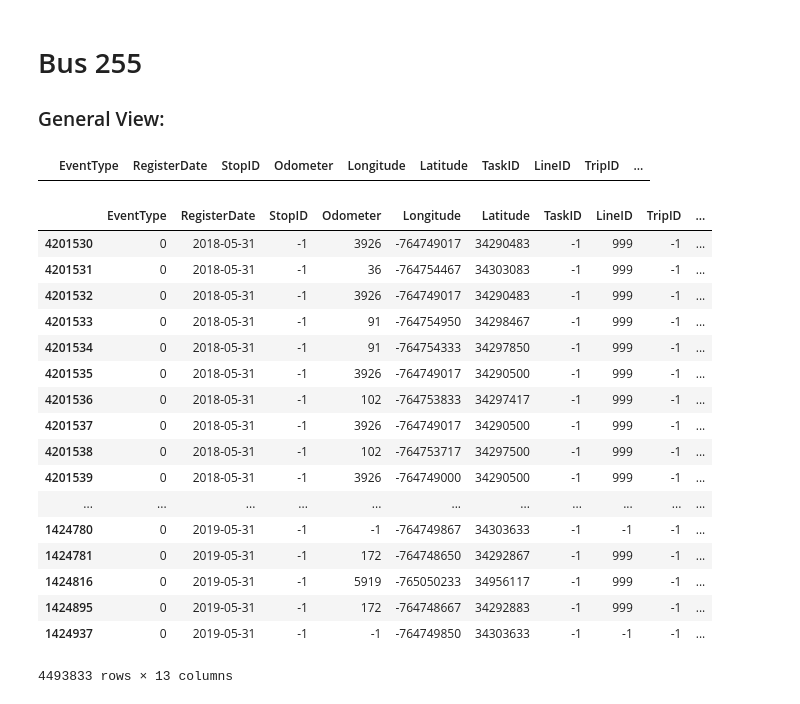
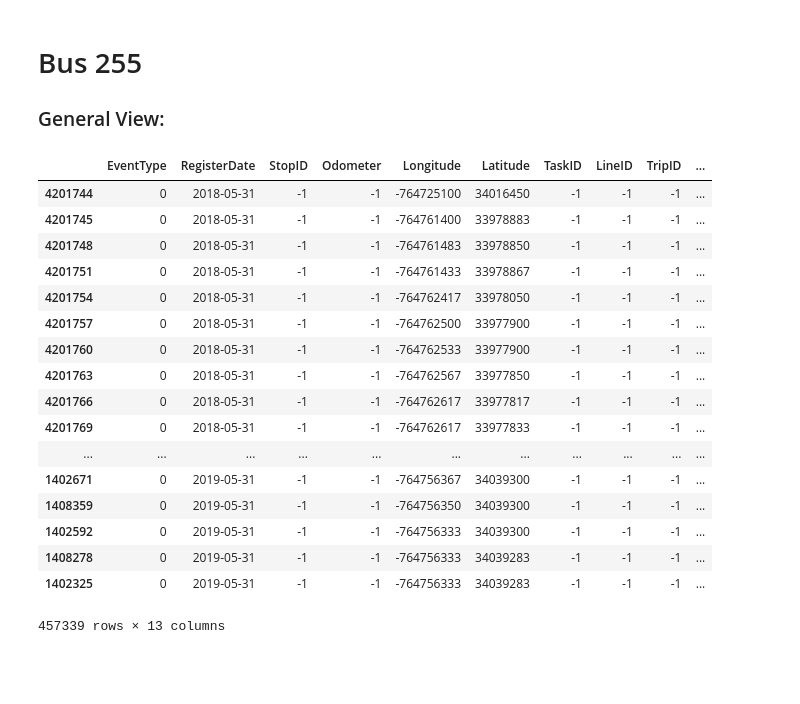
Before and after one commit to manuelq12/PDG-AVIOM-BUS_DIGITAL_TWIN, a Jupyter notebook: Analisis_Exploratorio/Python/AnalisisExploratorio.ipynb, the cells around one changed output. Drawn from its saved outputs; the diff is of its cells as text; code cells hidden in the pictures; blank space fills up the shorter version.

Commit message:
Odometer Sum

```diff
--- a/Analisis_Exploratorio/Python/AnalisisExploratorio.ipynb
+++ b/Analisis_Exploratorio/Python/AnalisisExploratorio.ipynb
@@ -1103,6 +1103,5 @@ Se tomaron los buses:
 
 Con el fin de calcular la distancia recorrida hasta encontrar una falla de aire
 # %%
-dfBusesBrute = pd.read_csv('buses.csv',',',dtype={"EventType": str, "RegisterDate": str, "StopID": str,"Odometer": str,"Longitude": str,"Latitude": str, "TaskID": str,"LineID": str,"TripID": str,"DatagramID": str,"DatagramDate": str,"DatagramTime": str,"BusID": str},names = col_Headers, na_values = missing_values)
+col_Headers = ["EventType","RegisterDate","StopID","Odometer","Longitude","Latitude", "TaskID","LineID","TripID","DatagramID","DatagramDate","DatagramTime","BusID"]
+dfBuses = pd.read_csv('buses.csv',',',dtype={"EventType": str, "RegisterDate": str, "StopID": str,"Odometer": str,"Longitude": str,"Latitude": str, "TaskID": str,"LineID": str,"TripID": str,"DatagramID": str,"DatagramDate": str,"DatagramTime": str,"BusID": str},names = col_Headers, na_values = missing_values)
-# %%
-dfBuses= dfBusesBrute.dropna()
@@ -1109,16 +1117,7 @@ dfBuses= dfBusesBrute.dropna()
 # %%
 dfBuses['DatagramDate'] = pd.to_datetime(dfBuses.DatagramDate)
 dfBuses['RegisterDate'] = pd.to_datetime(dfBuses.RegisterDate)
-dfBuses['DatagramTime'] = pd.to_datetime(dfBuses.DatagramTime,format='%H:%M:%S')
 dfBuses['EventType'] = pd.to_numeric(dfBuses.EventType, downcast ='signed')
 dfBuses['Odometer'] = pd.to_numeric(dfBuses.Odometer, downcast ='signed')
 dfBuses['Longitude'] = pd.to_numeric(dfBuses.Longitude, downcast ='signed')
 dfBuses['Latitude'] = pd.to_numeric(dfBuses.Latitude, downcast ='signed')
-# %%
-dataTimestamp = []
-for index, row in dfBuses.iterrows():
-    tempStr = str(row['DatagramDate'].date()) + " " + str(row['DatagramTime'].time())
-    dateTime =  pd.to_datetime(tempStr)
-    dataTimestamp.append(dateTime)
-seriesTimestamp = pd.Series(dataTimestamp)
-dfBuses['Timestamp'] = seriesTimestamp
@@ -1247,31 +1220,26 @@ dfBuses =dfBuses.dropna()
 ### General View:
 # %%
 dfOdo_Bus255 = dfBuses[(dfBuses['BusID'] == '255')]
-dfBuses.sort_values(by=['DatagramDate', 'DatagramTime'])
+dfOdo_Bus255 = dfOdo_Bus255.sort_values(by=['DatagramDate', 'DatagramTime'])
 dfOdo_Bus255
 # %% [output]
 |  | EventType | RegisterDate | StopID | Odometer | Longitude | Latitude | TaskID | LineID | TripID | ... |
+| 4201744 | 0 | 2018-05-31 | -1 | -1 | -764725100 | 34016450 | -1 | -1 | -1 | ... |
+| 4201745 | 0 | 2018-05-31 | -1 | -1 | -764761400 | 33978883 | -1 | -1 | -1 | ... |
+| 4201748 | 0 | 2018-05-31 | -1 | -1 | -764761483 | 33978850 | -1 | -1 | -1 | ... |
+| 4201751 | 0 | 2018-05-31 | -1 | -1 | -764761433 | 33978867 | -1 | -1 | -1 | ... |
+| 4201754 | 0 | 2018-05-31 | -1 | -1 | -764762417 | 33978050 | -1 | -1 | -1 | ... |
+| 4201757 | 0 | 2018-05-31 | -1 | -1 | -764762500 | 33977900 | -1 | -1 | -1 | ... |
+| 4201760 | 0 | 2018-05-31 | -1 | -1 | -764762533 | 33977900 | -1 | -1 | -1 | ... |
+| 4201763 | 0 | 2018-05-31 | -1 | -1 | -764762567 | 33977850 | -1 | -1 | -1 | ... |
+| 4201766 | 0 | 2018-05-31 | -1 | -1 | -764762617 | 33977817 | -1 | -1 | -1 | ... |
+| 4201769 | 0 | 2018-05-31 | -1 | -1 | -764762617 | 33977833 | -1 | -1 | -1 | ... |
+| ... | ... | ... | ... | ... | ... | ... | ... | ... | ... | ... |
+| 1402671 | 0 | 2019-05-31 | -1 | -1 | -764756367 | 34039300 | -1 | -1 | -1 | ... |
+| 1408359 | 0 | 2019-05-31 | -1 | -1 | -764756350 | 34039300 | -1 | -1 | -1 | ... |
+| 1402592 | 0 | 2019-05-31 | -1 | -1 | -764756333 | 34039300 | -1 | -1 | -1 | ... |
+| 1408278 | 0 | 2019-05-31 | -1 | -1 | -764756333 | 34039283 | -1 | -1 | -1 | ... |
+| 1402325 | 0 | 2019-05-31 | -1 | -1 | -764756333 | 34039283 | -1 | -1 | -1 | ... |
+457339 rows × 13 columns
-# %%
-dfBuses[(dfBuses['BusID'] == '225')]
-dfBuses.sort_values(by=['DatagramDate', 'DatagramTime'])
-# %% [output]
-|  | EventType | RegisterDate | StopID | Odometer | Longitude | Latitude | TaskID | LineID | TripID | ... |
-| 4201530 | 0 | 2018-05-31 | -1 | 3926 | -764749017 | 34290483 | -1 | 999 | -1 | ... |
-| 4201531 | 0 | 2018-05-31 | -1 | 36 | -764754467 | 34303083 | -1 | 999 | -1 | ... |
-| 4201532 | 0 | 2018-05-31 | -1 | 3926 | -764749017 | 34290483 | -1 | 999 | -1 | ... |
-| 4201533 | 0 | 2018-05-31 | -1 | 91 | -764754950 | 34298467 | -1 | 999 | -1 | ... |
-| 4201534 | 0 | 2018-05-31 | -1 | 91 | -764754333 | 34297850 | -1 | 999 | -1 | ... |
-| 4201535 | 0 | 2018-05-31 | -1 | 3926 | -764749017 | 34290500 | -1 | 999 | -1 | ... |
-| 4201536 | 0 | 2018-05-31 | -1 | 102 | -764753833 | 34297417 | -1 | 999 | -1 | ... |
-| 4201537 | 0 | 2018-05-31 | -1 | 3926 | -764749017 | 34290500 | -1 | 999 | -1 | ... |
-| 4201538 | 0 | 2018-05-31 | -1 | 102 | -764753717 | 34297500 | -1 | 999 | -1 | ... |
-| 4201539 | 0 | 2018-05-31 | -1 | 3926 | -764749000 | 34290500 | -1 | 999 | -1 | ... |
-| ... | ... | ... | ... | ... | ... | ... | ... | ... | ... | ... |
-| 1424780 | 0 | 2019-05-31 | -1 | -1 | -764749867 | 34303633 | -1 | -1 | -1 | ... |
-| 1424781 | 0 | 2019-05-31 | -1 | 172 | -764748650 | 34292867 | -1 | 999 | -1 | ... |
-| 1424816 | 0 | 2019-05-31 | -1 | 5919 | -765050233 | 34956117 | -1 | 999 | -1 | ... |
-| 1424895 | 0 | 2019-05-31 | -1 | 172 | -764748667 | 34292883 | -1 | 999 | -1 | ... |
-| 1424937 | 0 | 2019-05-31 | -1 | -1 | -764749850 | 34303633 | -1 | -1 | -1 | ... |
-4493833 rows × 13 columns
 # %%
 counter=0
```
Also changed, not shown: parts of 6 cells of this notebook.
